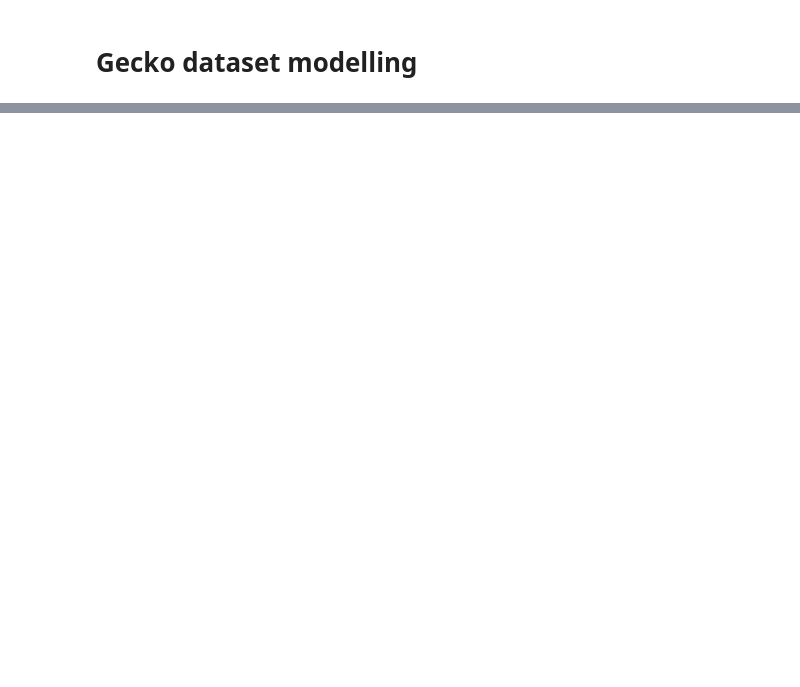
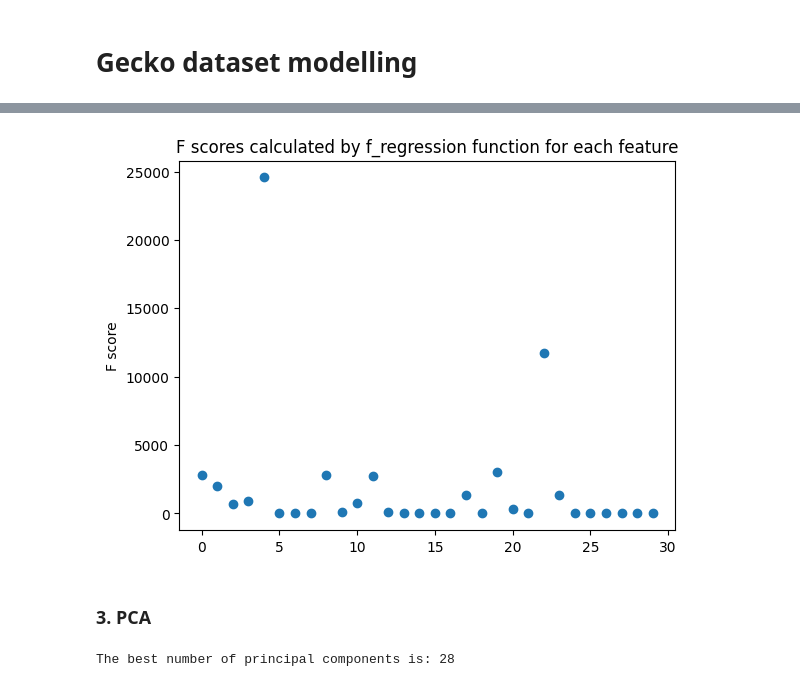
Before and after one commit to karl-helsinki/IMLProject, a Jupyter notebook: modelling.ipynb, the cells around one changed output, grey strips where cells are left out. Saved outputs shown, nothing was run; the diff lists cells and outputs as text; code cells hidden in the pictures; blank space fills up the shorter version.

```diff
--- a/modelling.ipynb
+++ b/modelling.ipynb
@@ -299,0 +441,15 @@ save_test_predictions(preds, "predictions/svr_selected_feats2_log10.csv", test_d
+# %%
+plt.scatter(np.arange(fs.scores_.size), fs.scores_)
+plt.title("F scores calculated by f_regression function for each feature")
+plt.ylabel("F score")
+plt.show()
+# %% [output]
+[figure, added]
+# %% [markdown]
+### 3. PCA
+# %%
+pca = PCA(n_components='mle')
+pca.fit(x)
+print(f"The best number of principal components is: {pca.components_.shape[0]}")
+# %% [output]
+The best number of principal components is: 28
```
Also changed, not shown: parts of 53 cells of this notebook.
